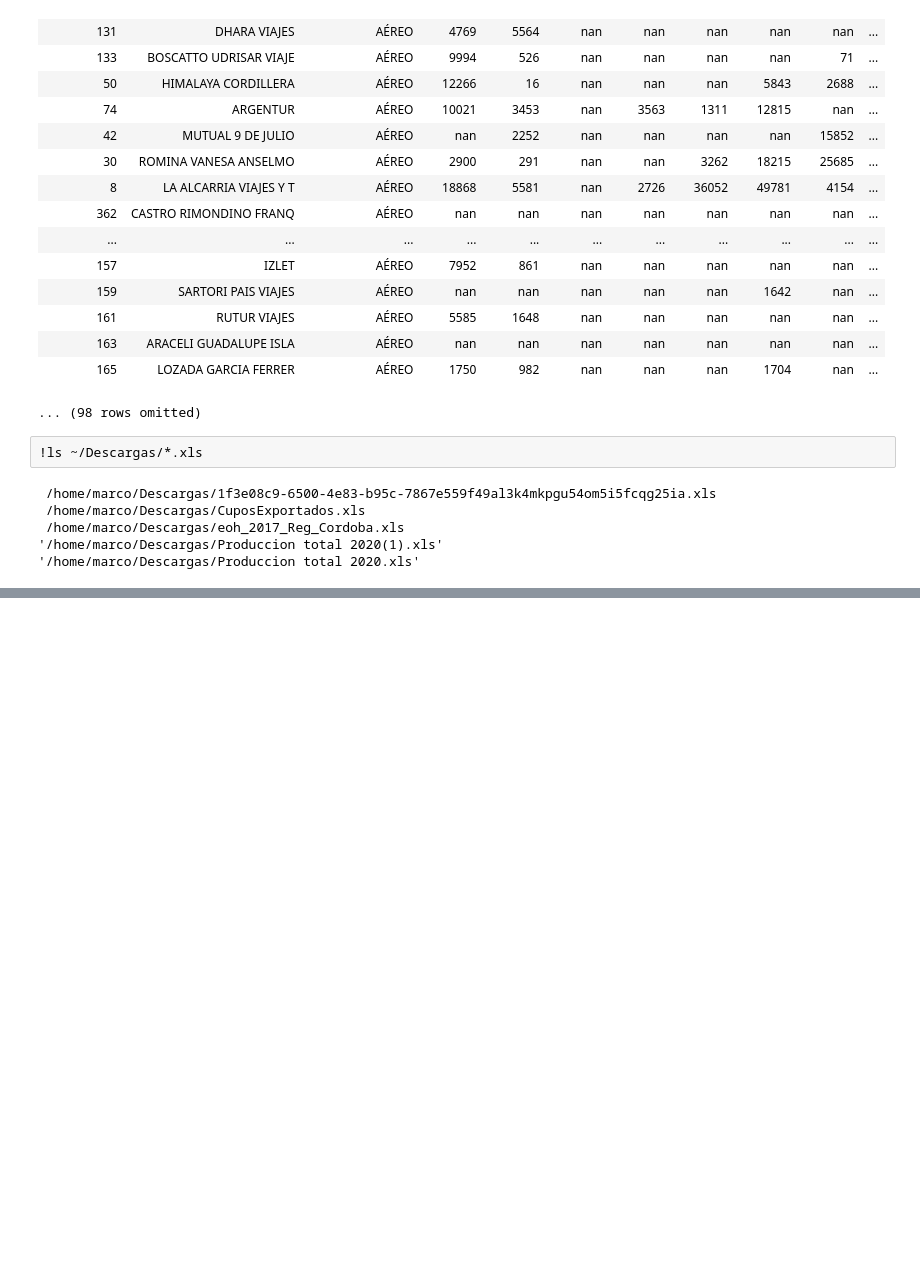
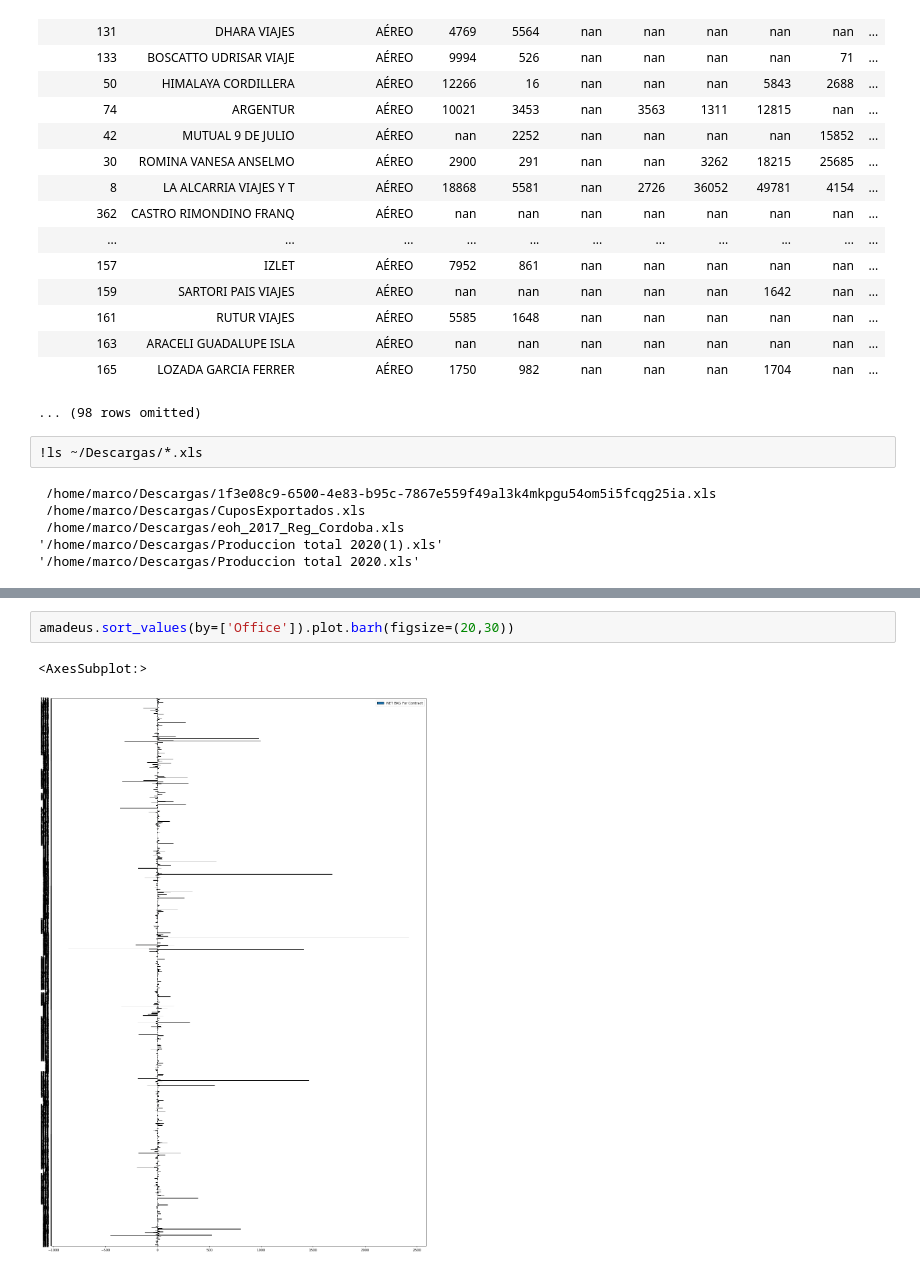
Before and after one commit to MarcoCenturion/Bash_data_analytics, a Jupyter notebook: Ventas Delfos por vertical.ipynb, the cells around one changed output, grey strips where cells are left out. Saved outputs shown, nothing was run; the diff lists cells and outputs as text; blank space fills up the shorter version.

```diff
--- a/Ventas Delfos por vertical.ipynb
+++ b/Ventas Delfos por vertical.ipynb
@@ -459,0 +384,5 @@ ValueError: No group keys passed!
+# %%
+amadeus.sort_values(by=['Office']).plot.barh(figsize=(20,30))
+# %% [output]
+<AxesSubplot:>
+[figure, added]
```
Also changed, not shown: parts of 40 cells of this notebook, 1 other file.
